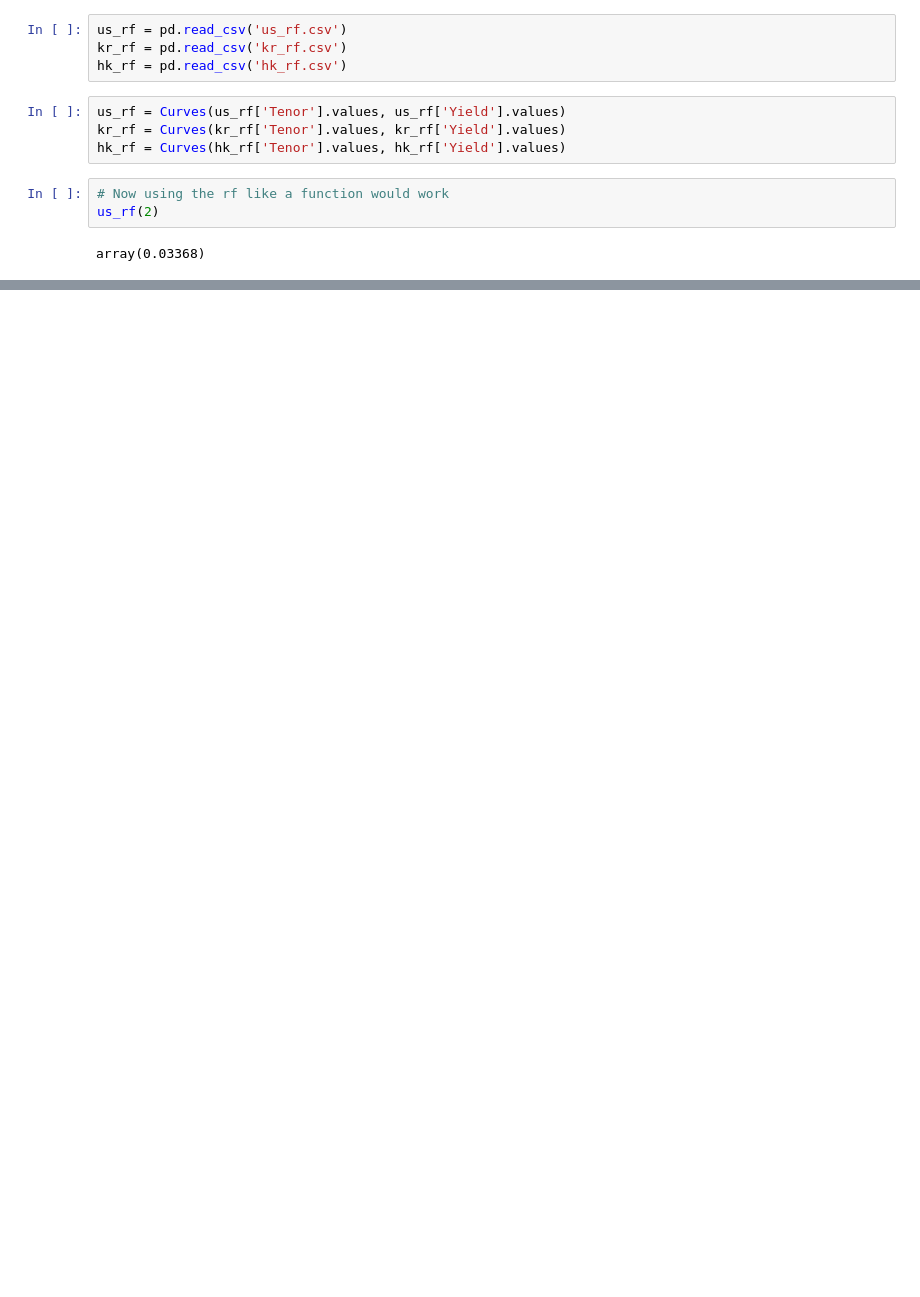
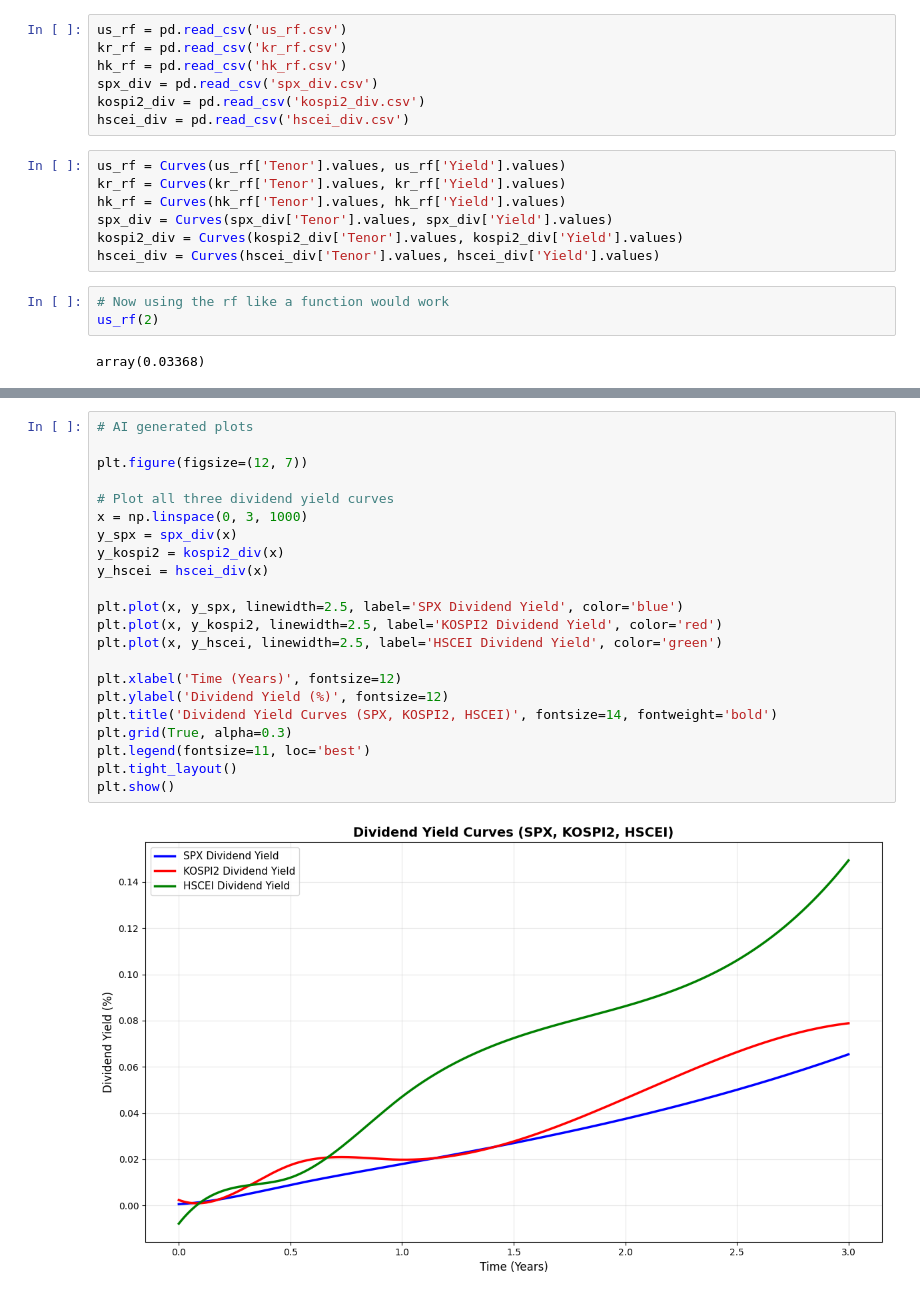
Before and after one commit to cyrusysleung/FINA4150_Group_Project, a Jupyter notebook: Project.ipynb, the cells around one changed output, grey strips where cells are left out. Cells and saved outputs as stored; diff of their text form; blank space fills up the shorter version.

```diff
--- a/Project.ipynb
+++ b/Project.ipynb
@@ -257,10 +277,16 @@ class ConvergenceAnalyzer:
 us_rf = pd.read_csv('us_rf.csv')
 kr_rf = pd.read_csv('kr_rf.csv')
 hk_rf = pd.read_csv('hk_rf.csv')
+spx_div = pd.read_csv('spx_div.csv')
+kospi2_div = pd.read_csv('kospi2_div.csv')
+hscei_div = pd.read_csv('hscei_div.csv')
 # %%
 us_rf = Curves(us_rf['Tenor'].values, us_rf['Yield'].values)
 kr_rf = Curves(kr_rf['Tenor'].values, kr_rf['Yield'].values)
 hk_rf = Curves(hk_rf['Tenor'].values, hk_rf['Yield'].values)
+spx_div = Curves(spx_div['Tenor'].values, spx_div['Yield'].values)
+kospi2_div = Curves(kospi2_div['Tenor'].values, kospi2_div['Yield'].values)
+hscei_div = Curves(hscei_div['Tenor'].values, hscei_div['Yield'].values)
 # %%
 # Now using the rf like a function would work
 us_rf(2)
@@ -268,0 +320,24 @@ array(0.03368)
+# %%
+# AI generated plots
+
+plt.figure(figsize=(12, 7))
+
+# Plot all three dividend yield curves
+x = np.linspace(0, 3, 1000)
+y_spx = spx_div(x)
+y_kospi2 = kospi2_div(x)
+y_hscei = hscei_div(x)
+
+plt.plot(x, y_spx, linewidth=2.5, label='SPX Dividend Yield', color='blue')
+plt.plot(x, y_kospi2, linewidth=2.5, label='KOSPI2 Dividend Yield', color='red')
+plt.plot(x, y_hscei, linewidth=2.5, label='HSCEI Dividend Yield', color='green')
+
+plt.xlabel('Time (Years)', fontsize=12)
+plt.ylabel('Dividend Yield (%)', fontsize=12)
+plt.title('Dividend Yield Curves (SPX, KOSPI2, HSCEI)', fontsize=14, fontweight='bold')
+plt.grid(True, alpha=0.3)
+plt.legend(fontsize=11, loc='best')
+plt.tight_layout()
+plt.show()
+# %% [output]
+[figure, added]
```
Also changed, not shown: parts of 7 cells of this notebook, 6 other files.
